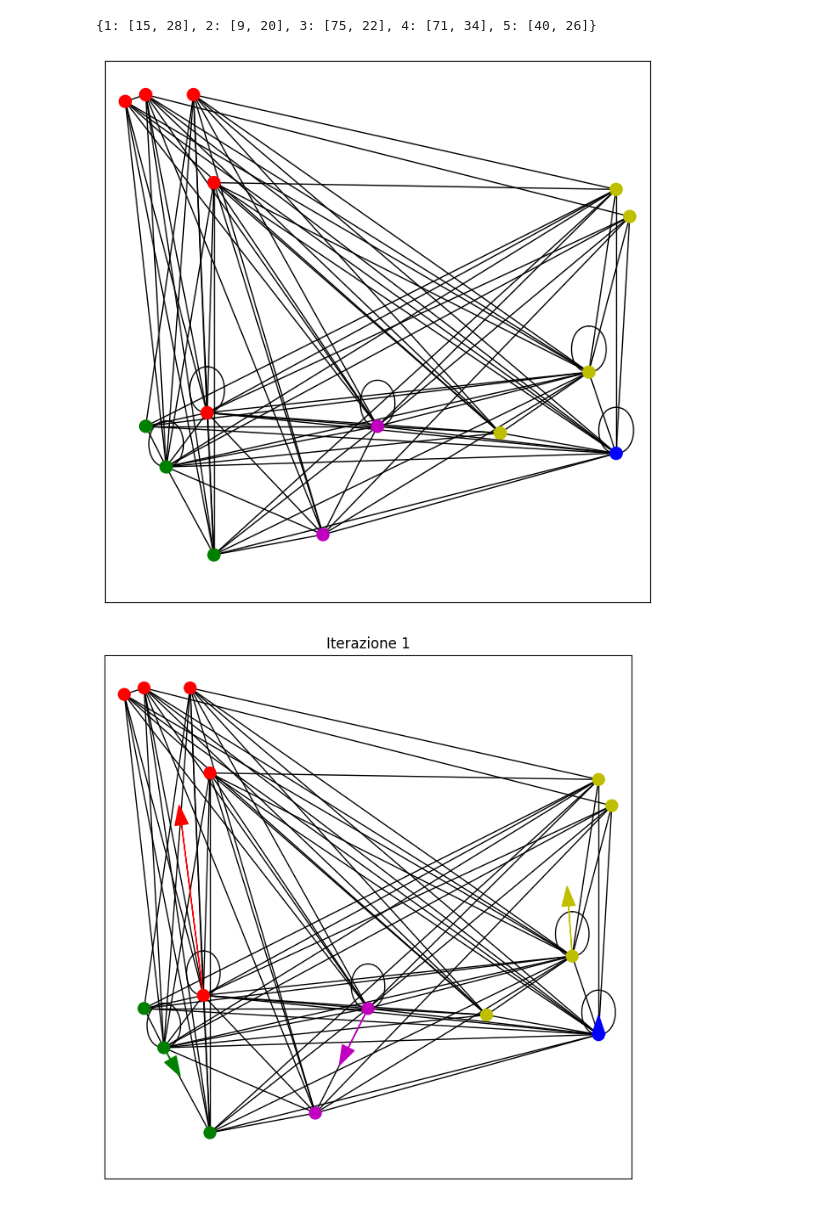
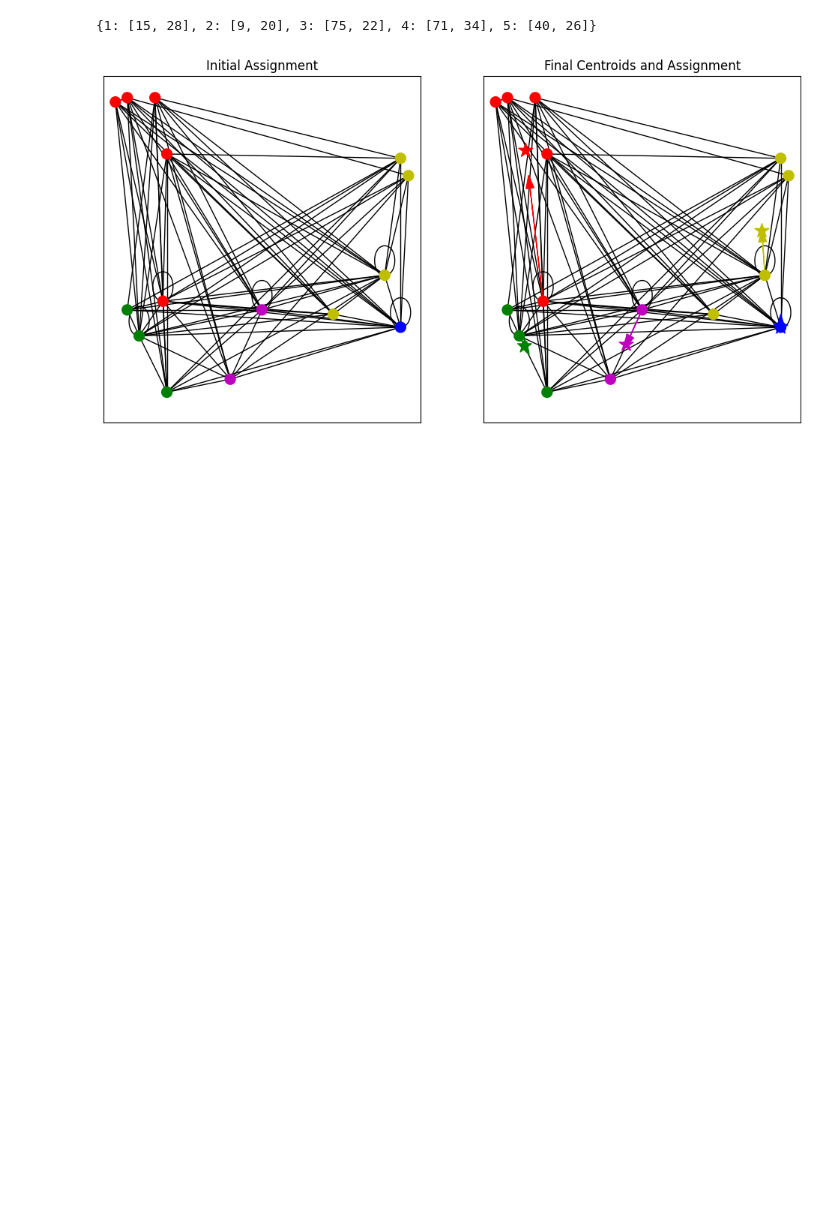
Before and after one commit to ele10-code/k-clustering, a Jupyter notebook: k-means.ipynb, the cells around one changed output. Cells and saved outputs as stored; diff of their text form; code cells hidden in the pictures; blank space fills up the shorter version.

Commit message:
k-means con centroidi finali

```diff
--- a/k-means.ipynb
+++ b/k-means.ipynb
@@ -62,50 +62,52 @@ def update(G, centroids):
         x_mean = np.mean([G.nodes[node]['pos'][0] for node in centroid_nodes])
         y_mean = np.mean([G.nodes[node]['pos'][1] for node in centroid_nodes])
         centroids[centroid] = [x_mean, y_mean]
 
 # Assegnazione iniziale dei nodi ai centroidi più vicini
 assignment(G, centroids)
 print(centroids)
 
-# Disegna il grafo iniziale
-plt.figure(figsize=(8, 8))
+# Plot initial graph and centroids
+fig, axes = plt.subplots(1, 2, figsize=(12, 6))
 pos = nx.get_node_attributes(G, 'pos')
 colors = [node[1]['color'] for node in G.nodes(data=True)]
 weights = nx.get_edge_attributes(G, 'weight').values()
 
-nx.draw_networkx(G, pos, node_color=colors, with_labels=False, node_size=100)
-nx.draw_networkx_edges(G, pos, width=list(weights), alpha=0)
+axes[0].set_title('Initial Assignment')
+nx.draw_networkx(G, pos, node_color=colors, with_labels=False, node_size=100, ax=axes[0])
+nx.draw_networkx_edges(G, pos, width=list(weights), alpha=0, ax=axes[0])
+axes[0].set_xlim(0, 80)
+axes[0].set_ylim(0, 80)
 
-plt.xlim(0, 80)
-plt.ylim(0, 80)
-plt.show()
-
-# Aggiorna i centroidi e mostra le frecce che rappresentano gli spostamenti
+# Update centroids and show arrows representing movements
 old_centroids = copy.deepcopy(centroids)
 update(G, centroids)
 
-# Disegna il grafo con gli spostamenti dei centroidi
-plt.figure(figsize=(8, 8))
+# Plot graph with centroid movements
+axes[1].set_title('Final Centroids and Assignment')
 pos = nx.get_node_attributes(G, 'pos')
 colors = [node[1]['color'] for node in G.nodes(data=True)]
 weights = nx.get_edge_attributes(G, 'weight').values()
 
-nx.draw_networkx(G, pos, node_color=colors, with_labels=False, node_size=100)
-nx.draw_networkx_edges(G, pos, width=list(weights), alpha=0)
-plt.xlim(0, 80)
-plt.ylim(0, 80)
-plt.axis('on')
-plt.title('Iterazione 1')
+nx.draw_networkx(G, pos, node_color=colors, with_labels=False, node_size=100, ax=axes[1])
+nx.draw_networkx_edges(G, pos, width=list(weights), alpha=0, ax=axes[1])
+axes[1].set_xlim(0, 80)
+axes[1].set_ylim(0, 80)
+axes[1].axis('on')
 
+# Show arrows for centroid movements
 for centroid in old_centroids.keys():
     old_x = old_centroids[centroid][0]
     old_y = old_centroids[centroid][1]
     dx = (centroids[centroid][0] - old_centroids[centroid][0]) * 0.75
     dy = (centroids[centroid][1] - old_centroids[centroid][1]) * 0.75
-    plt.arrow(old_x, old_y, dx, dy, head_width=2, head_length=3, fc=colmap[centroid], ec=colmap[centroid])
+    axes[1].arrow(old_x, old_y, dx, dy, head_width=2, head_length=3, fc=colmap[centroid], ec=colmap[centroid])
+
+# Plot final centroids
+final_centroids = list(zip(*centroids.values()))
+axes[1].scatter(final_centroids[0], final_centroids[1], color=list(colmap.values()), marker='*', s=200)
 
 plt.show()
 # %% [output]
 {1: [15, 28], 2: [9, 20], 3: [75, 22], 4: [71, 34], 5: [40, 26]}
-[figure, old version]
+[figure, new version]
-[figure, removed]
```
Also changed, not shown: parts of 1 cell of this notebook.
